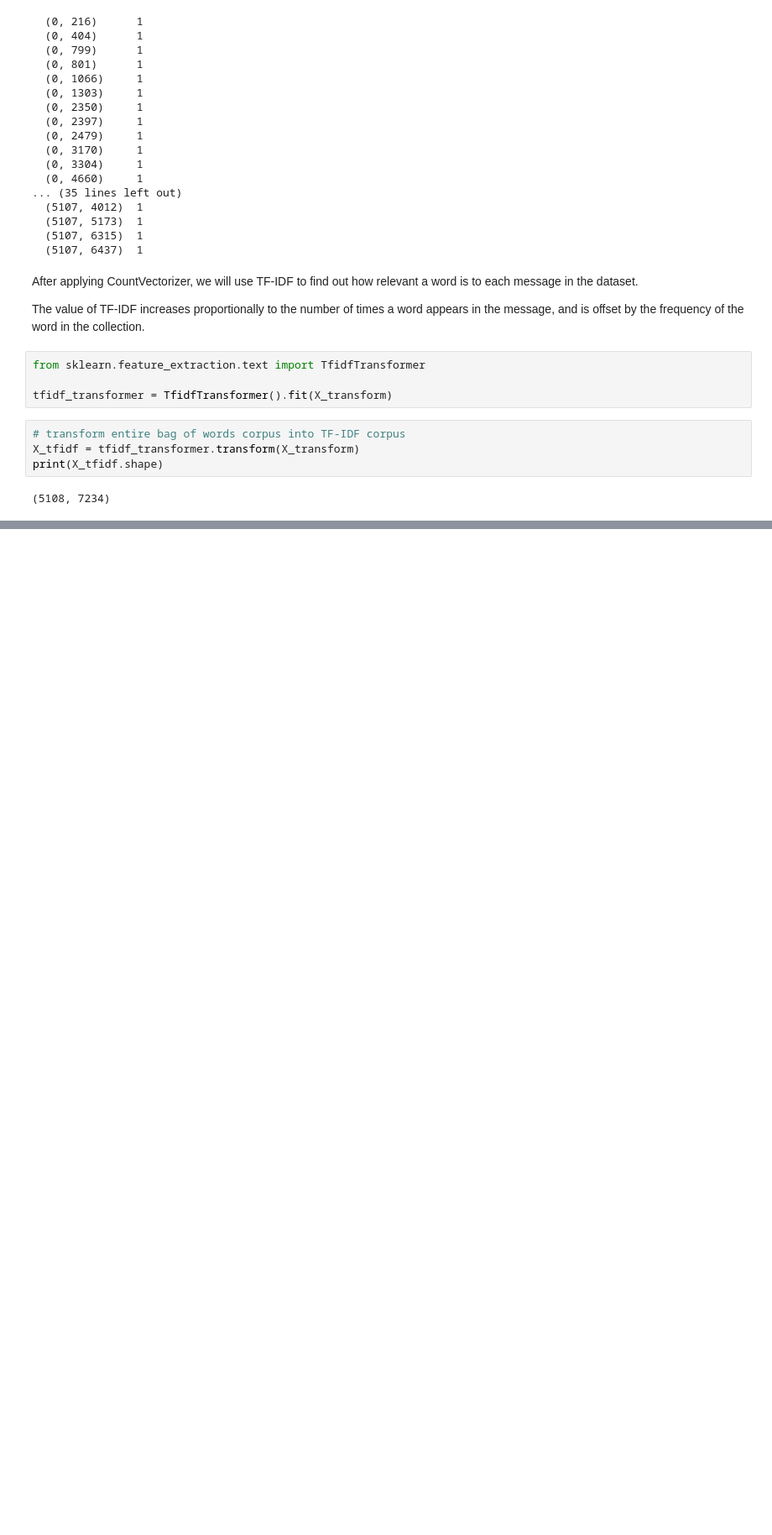
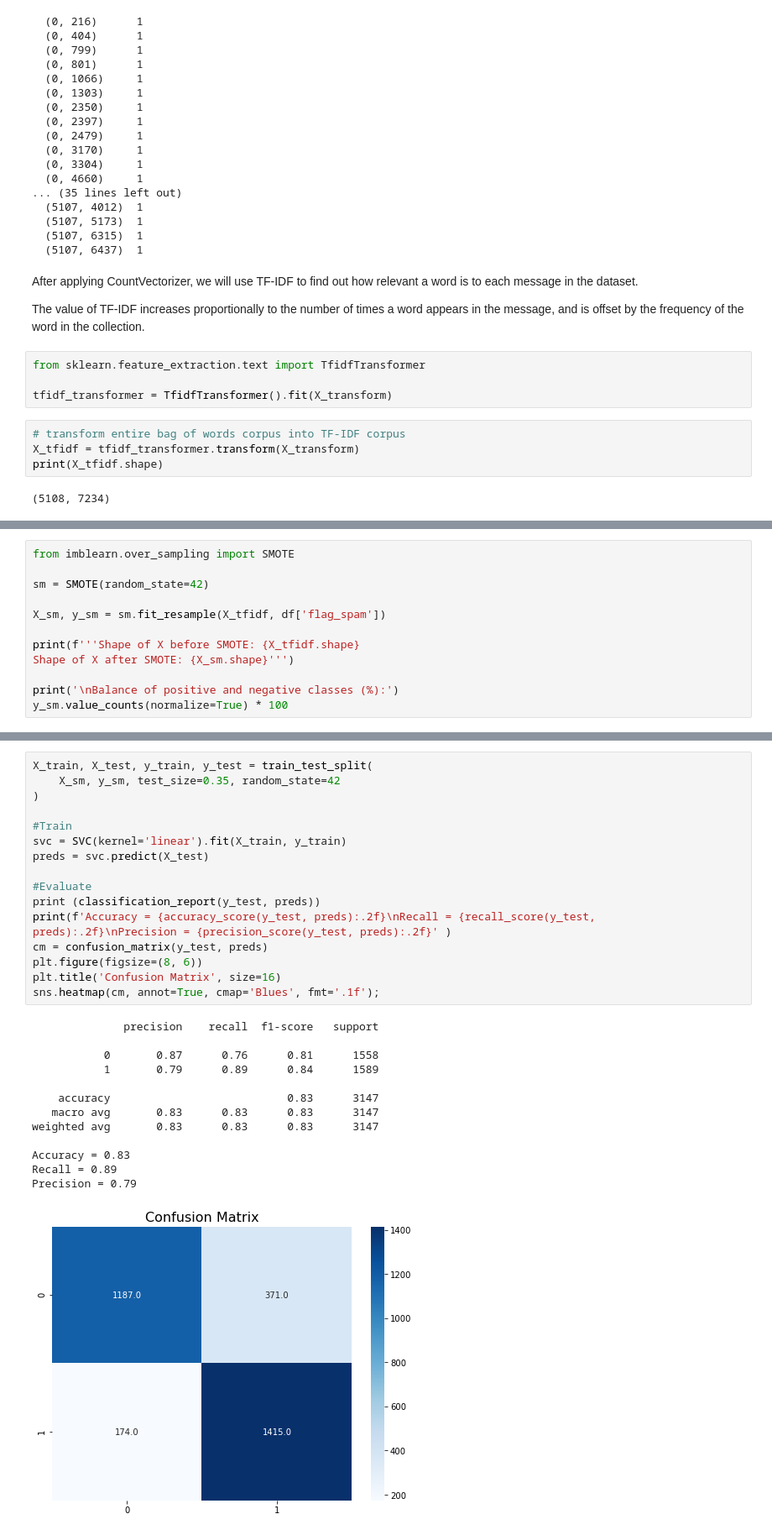
Before and after one commit to elpea74/Capstone3-SpamCollection, a Jupyter notebook: Capstone Three - Preprocessing and Modeling.ipynb, the cells around one changed output, grey strips where cells are left out. Shown: that part at 84% size. Saved outputs shown, nothing was run; the diff lists cells and outputs as text; blank space fills up the shorter version.

```diff
--- a/Capstone Three - Preprocessing and Modeling.ipynb
+++ b/Capstone Three - Preprocessing and Modeling.ipynb
@@ -138,0 +139,12 @@ As we can see, the model correctly identify all 'ham' messages, but
+# %%
+from imblearn.over_sampling import SMOTE
+
+sm = SMOTE(random_state=42)
+
+X_sm, y_sm = sm.fit_resample(X_tfidf, df['flag_spam'])
+
+print(f'''Shape of X before SMOTE: {X_tfidf.shape}
+Shape of X after SMOTE: {X_sm.shape}''')
+
+print('\nBalance of positive and negative classes (%):')
+y_sm.value_counts(normalize=True) * 100
@@ -138,0 +159,30 @@ As we can see, the model correctly identify all 'ham' messages, but
+# %%
+X_train, X_test, y_train, y_test = train_test_split(
+    X_sm, y_sm, test_size=0.35, random_state=42
+)
+
+#Train
+svc = SVC(kernel='linear').fit(X_train, y_train)
+preds = svc.predict(X_test)
+
+#Evaluate
+print (classification_report(y_test, preds))
+print(f'Accuracy = {accuracy_score(y_test, preds):.2f}\nRecall = {recall_score(y_test, preds):.2f}\nPrecision = {precision_score(y_test, preds):.2f}' )
+cm = confusion_matrix(y_test, preds)
+plt.figure(figsize=(8, 6))
+plt.title('Confusion Matrix', size=16)
+sns.heatmap(cm, annot=True, cmap='Blues', fmt='.1f');
+# %% [output]
+              precision    recall  f1-score   support
+
+           0       0.87      0.76      0.81      1558
+           1       0.79      0.89      0.84      1589
+
+    accuracy                           0.83      3147
+   macro avg       0.83      0.83      0.83      3147
+weighted avg       0.83      0.83      0.83      3147
+
+Accuracy = 0.83
+Recall = 0.89
+Precision = 0.79
+[figure, added]
```
Also changed, not shown: parts of 46 cells of this notebook.
